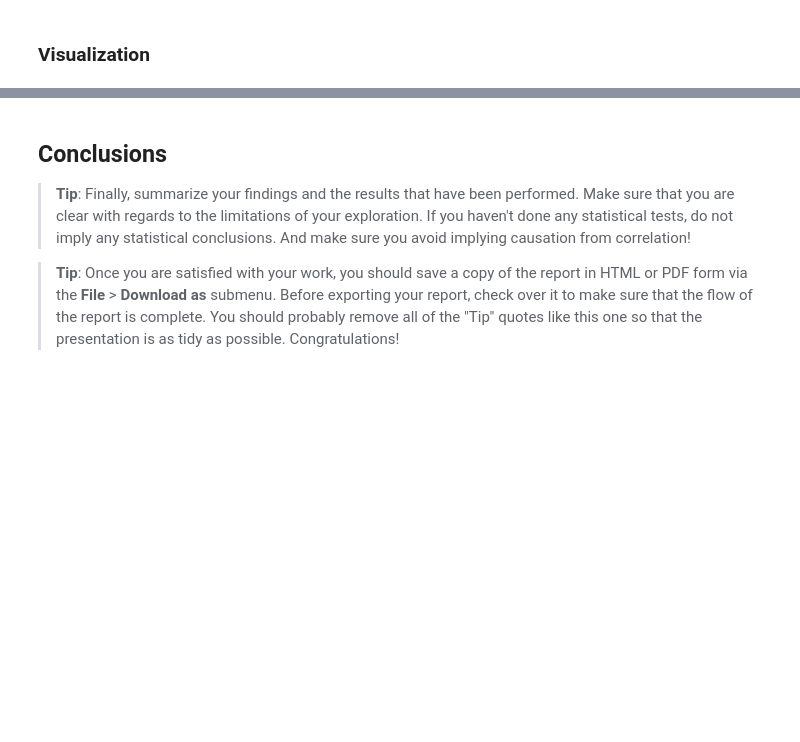
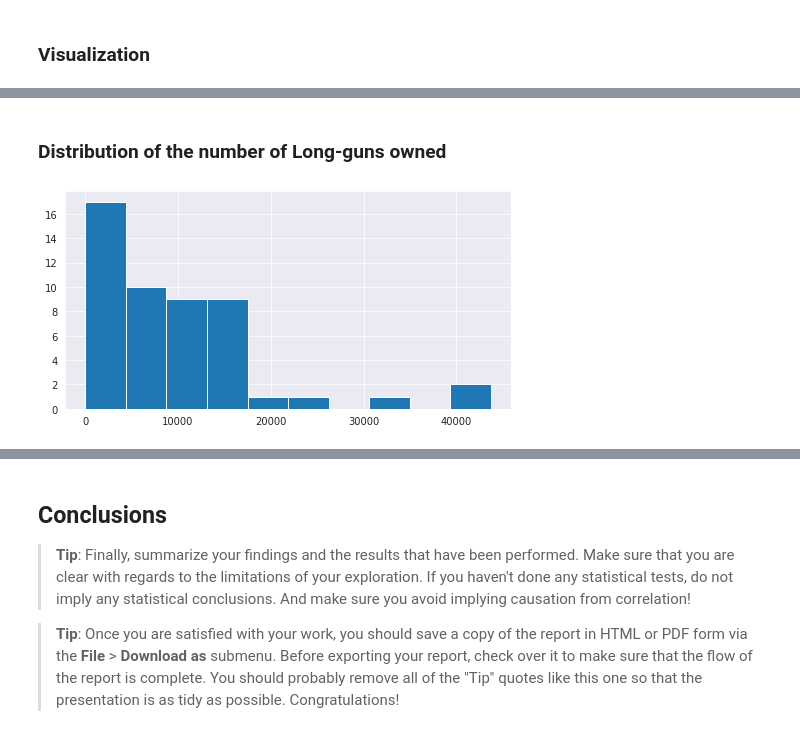
Before and after one commit to Rvd001/ALX, a Jupyter notebook: data-analysis-project-1.ipynb, the cells around one changed output, grey strips where cells are left out. Saved outputs shown, nothing was run; the diff lists cells and outputs as text; code cells hidden in the pictures; blank space fills up the shorter version.

```diff
--- a/data-analysis-project-1.ipynb
+++ b/data-analysis-project-1.ipynb
@@ -1537,0 +1188,6 @@ len(white_df)
+# %% [markdown]
+### Distribution of the number of Long-guns owned
+# %%
+distr(gun_data_11_15.long_gun)
+# %% [output]
+[figure, added]
```
Also changed, not shown: parts of 181 cells of this notebook.
